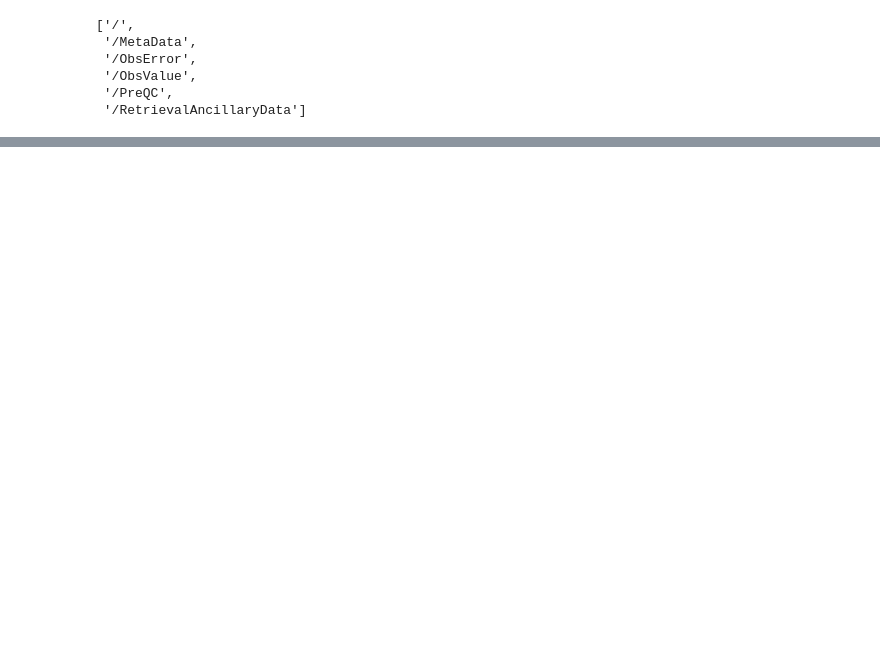
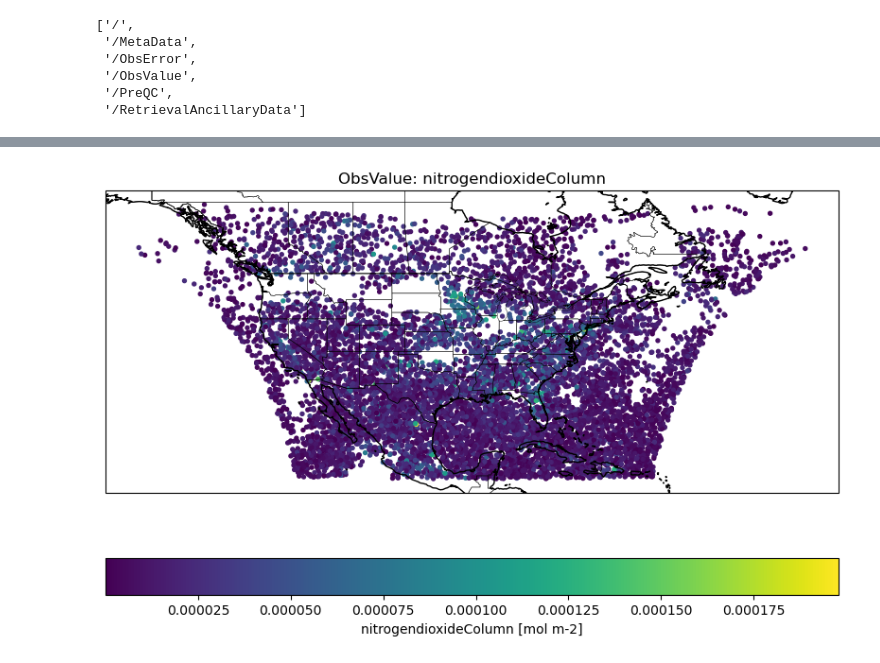
Before and after one commit to mer-a-o/howtojedi, a Jupyter notebook: jedi_obs/ioda_format_converters.ipynb, the cells around one changed output, grey strips where cells are left out. Drawn from its saved outputs; the diff is of its cells as text; code cells hidden in the pictures; blank space fills up the shorter version.

```diff
--- a/jedi_obs/ioda_format_converters.ipynb
+++ b/jedi_obs/ioda_format_converters.ipynb
@@ -104,0 +107,39 @@ For this converter `-i` is the input observation file, `-o` is the output observ
+# %%
+# Plotting TEMPO observation
+
+import xarray as xr
+import matplotlib.pyplot as plt
+import cartopy.crs as ccrs
+import cartopy.feature as cfeature
+
+obs_file = xr.open_datatree('./inputs/tempo_no2_tropo_20230805T150000Z.nc')
+var_name = 'nitrogendioxideColumn'
+obs = obs_file['ObsValue'][var_name]
+lat = obs_file['MetaData']['latitude']
+lon = obs_file['MetaData']['longitude']
+
+# Create map
+fig = plt.figure(figsize=(10, 6))
+ax = plt.axes(projection=ccrs.PlateCarree())
+
+# Add map features
+ax.coastlines()
+ax.add_feature(cfeature.BORDERS, linewidth=0.5)
+ax.add_feature(cfeature.STATES, linewidth=0.3)
+
+# Plot observations
+sc = ax.scatter(
+    lon,
+    lat,
+    c=obs,
+    s=8,
+    transform=ccrs.PlateCarree()
+)
+
+# Colorbar
+plt.colorbar(sc, ax=ax, label=f'{var_name} [{obs.units}]', orientation='horizontal')
+
+plt.title(f'ObsValue: {var_name}')
+plt.show()
+# %% [output]
+[figure, added]
```
Also changed, not shown: parts of 14 cells of this notebook, 3 other files.
